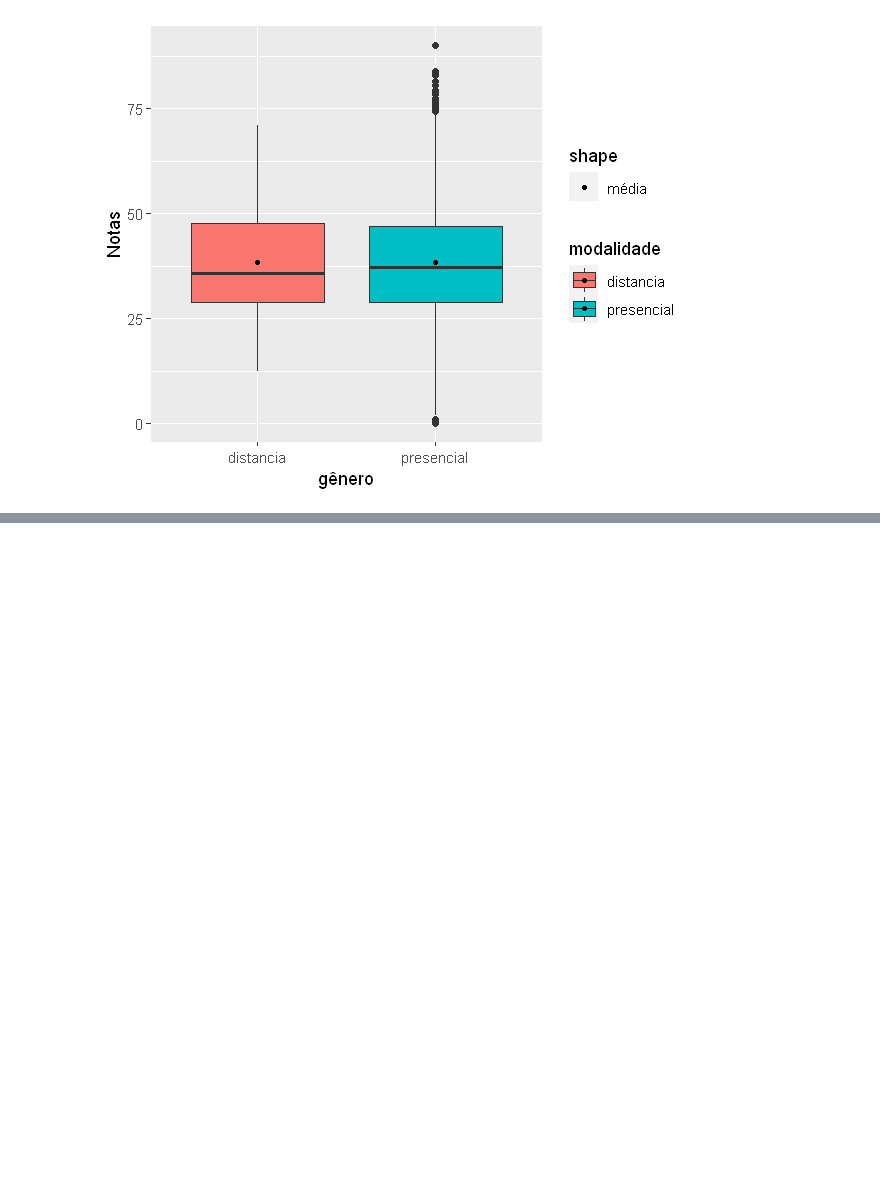
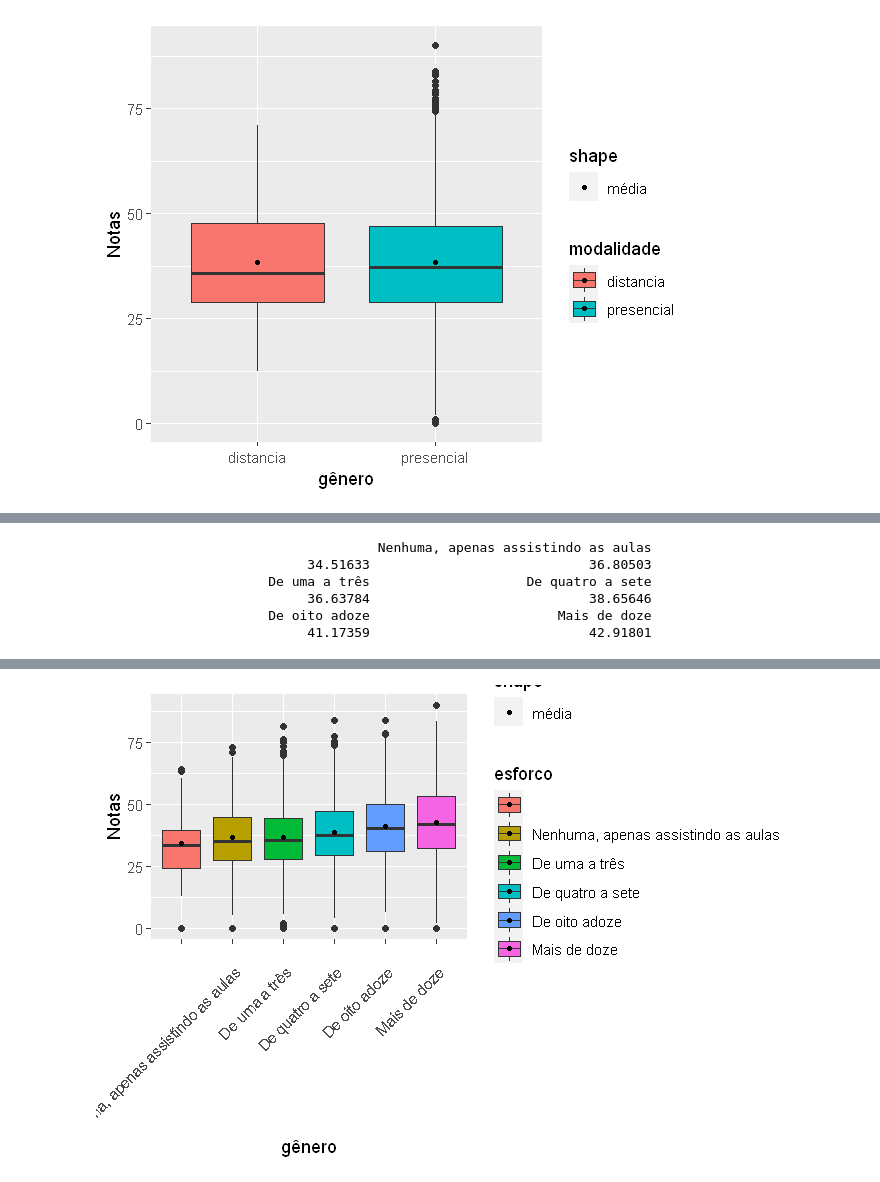
Before and after one commit to emariot/econometria, a Jupyter notebook: regressao_linear_multipla.ipynb, the cells around one changed output, grey strips where cells are left out. Cells and saved outputs as stored; diff of their text form; code cells hidden in the pictures; blank space fills up the shorter version.

```diff
--- a/regressao_linear_multipla.ipynb
+++ b/regressao_linear_multipla.ipynb
@@ -55,3 +58,5 @@ str(df)
+# %%
+notas = df$NT_GER
 # %%
 summary(notas)
 # %% [output]
@@ -102,0 +114,5 @@ Warning message:
+# %%
+esforco = as.factor(df$QE_I23)
+esforco = mapvalues(df$QE_I23, from=c("A","B","C","D","E"), to=c("Nenhuma, apenas assistindo as aulas","De uma a três",
+                                                                "De quatro a sete","De oito adoze","Mais de doze"))
+prop.table(table(esforco))
@@ -102,0 +127,21 @@ Warning message:
+# %%
+tapply(notas, esforco, FUN=mean, na.rm=T)
+# %% [output]
+                                    Nenhuma, apenas assistindo as aulas
+                           34.51633                            36.80503
+                      De uma a três                    De quatro a sete
+                           36.63784                            38.65646
+                      De oito adoze                        Mais de doze
+                           41.17359                            42.91801
+# %%
+options(repr.plot.width = 6, repr.plot.height = 4)
+ggplot(df, aes(x=esforco, y=notas, fill=esforco)) +
+    geom_boxplot(na.rm = TRUE) +
+    stat_summary(aes(shape = "média"),
+               geom = "point",
+               fun = mean,
+               size = 1)+
+    xlab("gênero")+
+    ylab("Notas")+
+    theme(axis.text.x = element_text(angle = 45, vjust = 0.9, hjust=1));
+# %% [output]
@@ -102,0 +150 @@ Warning message:
+[figure, added]
```
Also changed, not shown: parts of 21 cells of this notebook.
